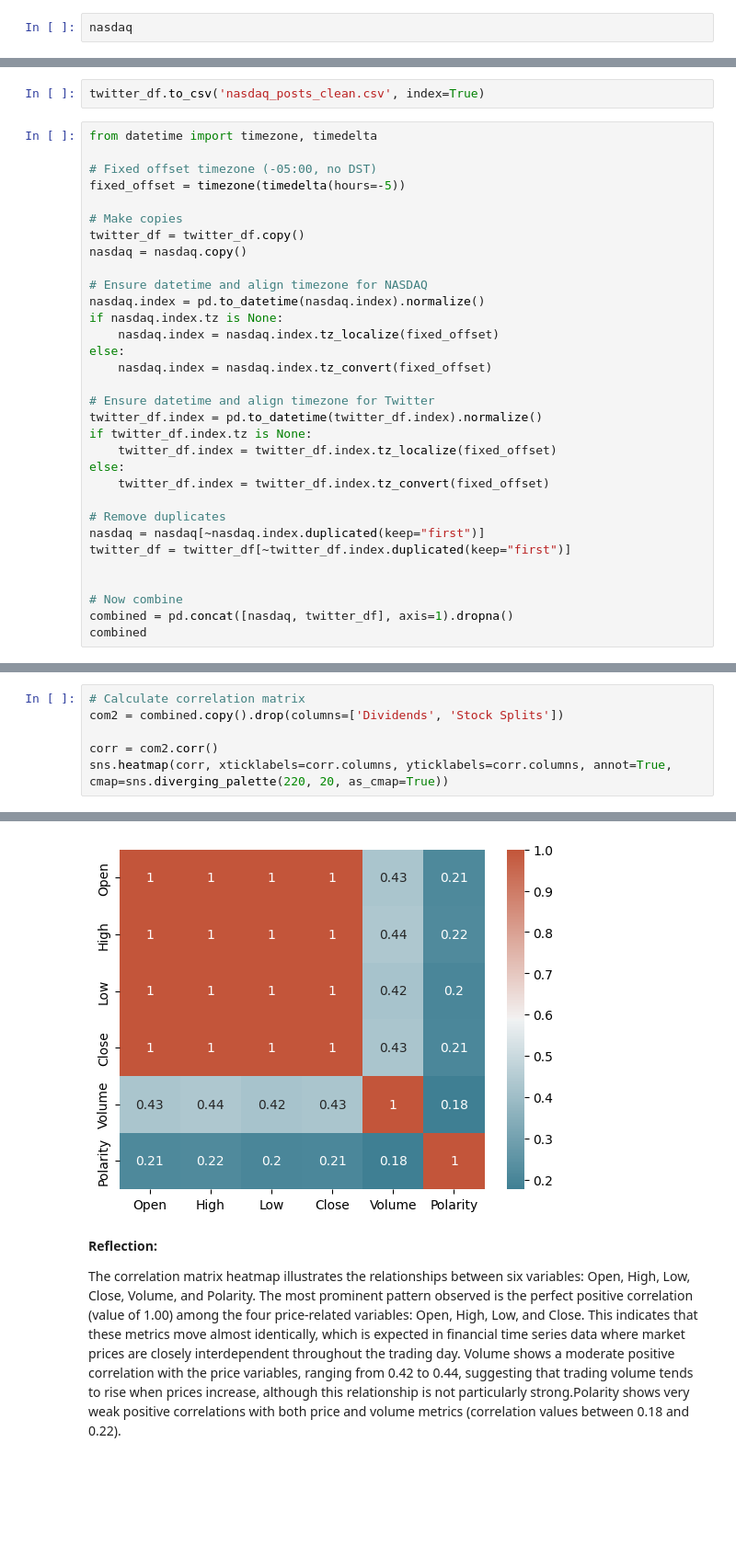
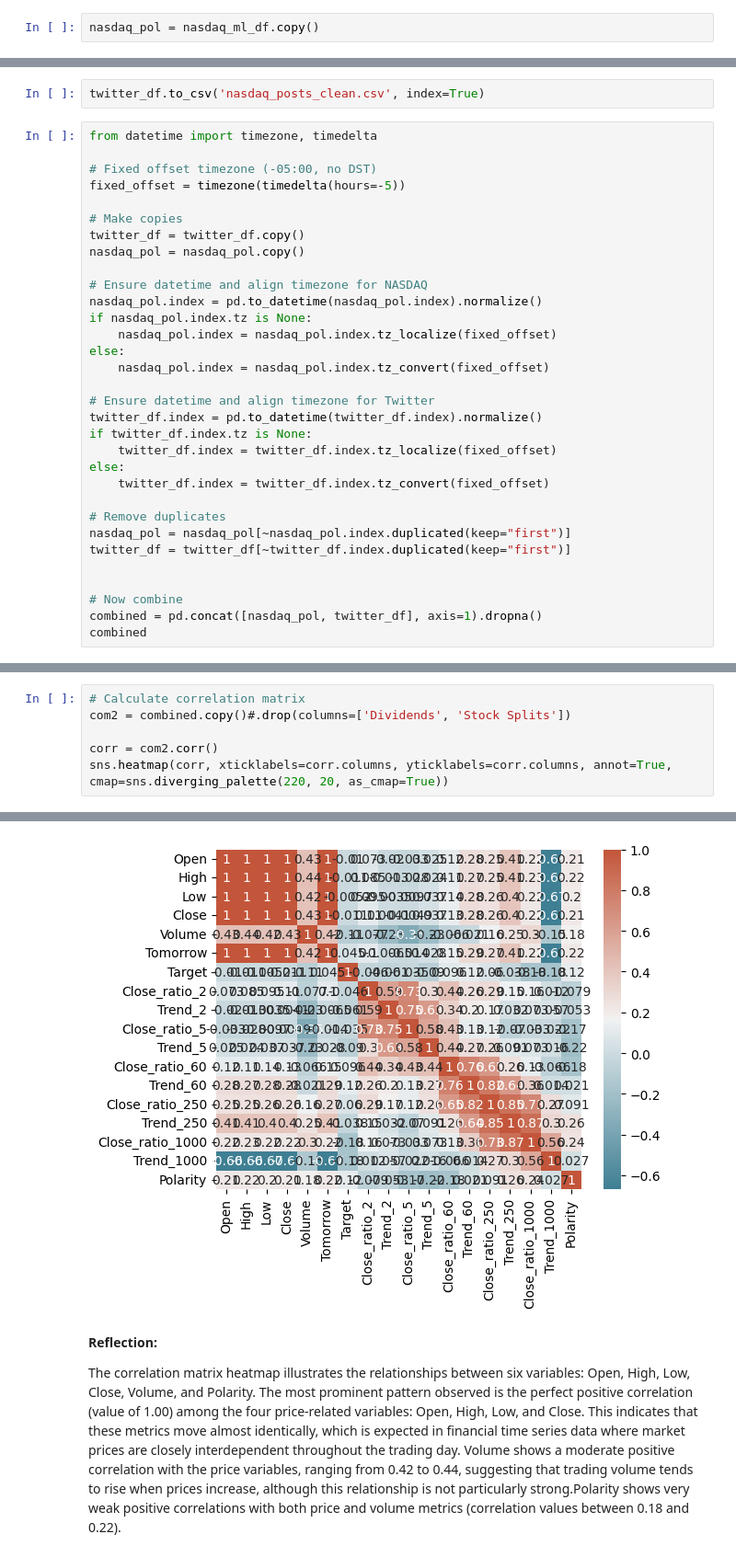
Before and after one commit to Crusoe22/Moss_ML_Capstone, a Jupyter notebook: main.ipynb, the cells around one changed output, grey strips where cells are left out. Shown at 92% size. Drawn from its saved outputs; the diff is of its cells as text; blank space fills up the shorter version.

```diff
--- a/main.ipynb
+++ b/main.ipynb
@@ -749,4 +744,4 @@ Polarity score: 0.261 (Positive)
 Date: 2023-05-22 09:53:22
 --------------------------------------------------
 # %%
-nasdaq
+nasdaq_pol = nasdaq_ml_df.copy()
@@ -815,14 +795,14 @@ fixed_offset = timezone(timedelta(hours=-5))
 
 # Make copies
 twitter_df = twitter_df.copy()
-nasdaq = nasdaq.copy()
+nasdaq_pol = nasdaq_pol.copy()
 
 # Ensure datetime and align timezone for NASDAQ
-nasdaq.index = pd.to_datetime(nasdaq.index).normalize()
-if nasdaq.index.tz is None:
-    nasdaq.index = nasdaq.index.tz_localize(fixed_offset)
+nasdaq_pol.index = pd.to_datetime(nasdaq_pol.index).normalize()
+if nasdaq_pol.index.tz is None:
+    nasdaq_pol.index = nasdaq_pol.index.tz_localize(fixed_offset)
 else:
-    nasdaq.index = nasdaq.index.tz_convert(fixed_offset)
+    nasdaq_pol.index = nasdaq_pol.index.tz_convert(fixed_offset)
 
 # Ensure datetime and align timezone for Twitter
 twitter_df.index = pd.to_datetime(twitter_df.index).normalize()
@@ -832,11 +812,11 @@ else:
     twitter_df.index = twitter_df.index.tz_convert(fixed_offset)
 
 # Remove duplicates
-nasdaq = nasdaq[~nasdaq.index.duplicated(keep="first")]
+nasdaq_pol = nasdaq_pol[~nasdaq_pol.index.duplicated(keep="first")]
 twitter_df = twitter_df[~twitter_df.index.duplicated(keep="first")]
 
 
 # Now combine
-combined = pd.concat([nasdaq, twitter_df], axis=1).dropna()
+combined = pd.concat([nasdaq_pol, twitter_df], axis=1).dropna()
 combined
 # %% [output]
@@ -857,12 +837,12 @@ combined
 # %%
 # Calculate correlation matrix
-com2 = combined.copy().drop(columns=['Dividends', 'Stock Splits'])
+com2 = combined.copy()#.drop(columns=['Dividends', 'Stock Splits'])
 
 corr = com2.corr()
 sns.heatmap(corr, xticklabels=corr.columns, yticklabels=corr.columns, annot=True, cmap=sns.diverging_palette(220, 20, as_cmap=True))
 # %% [output]
 <Axes: >
-[figure, old version]
+[figure, new version]
 # %% [markdown]
 **Reflection:**
 
```
Also changed, not shown: parts of 24 cells of this notebook, 2 other files.
